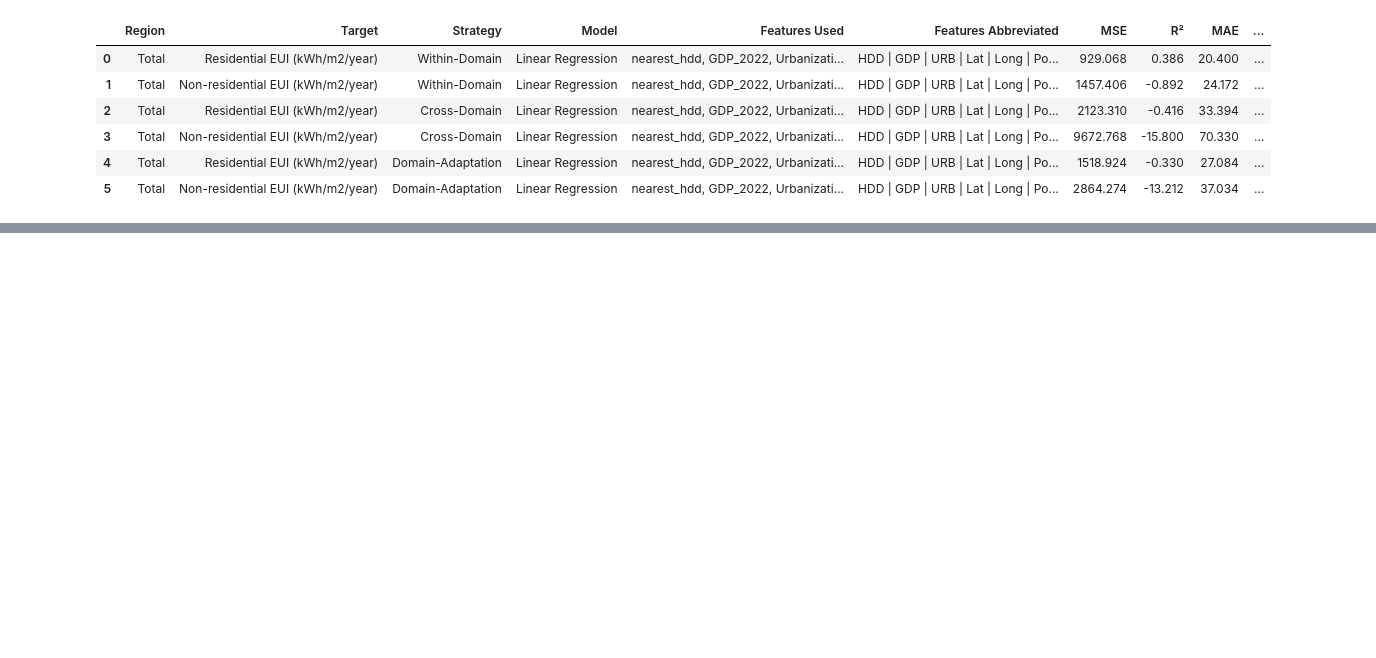
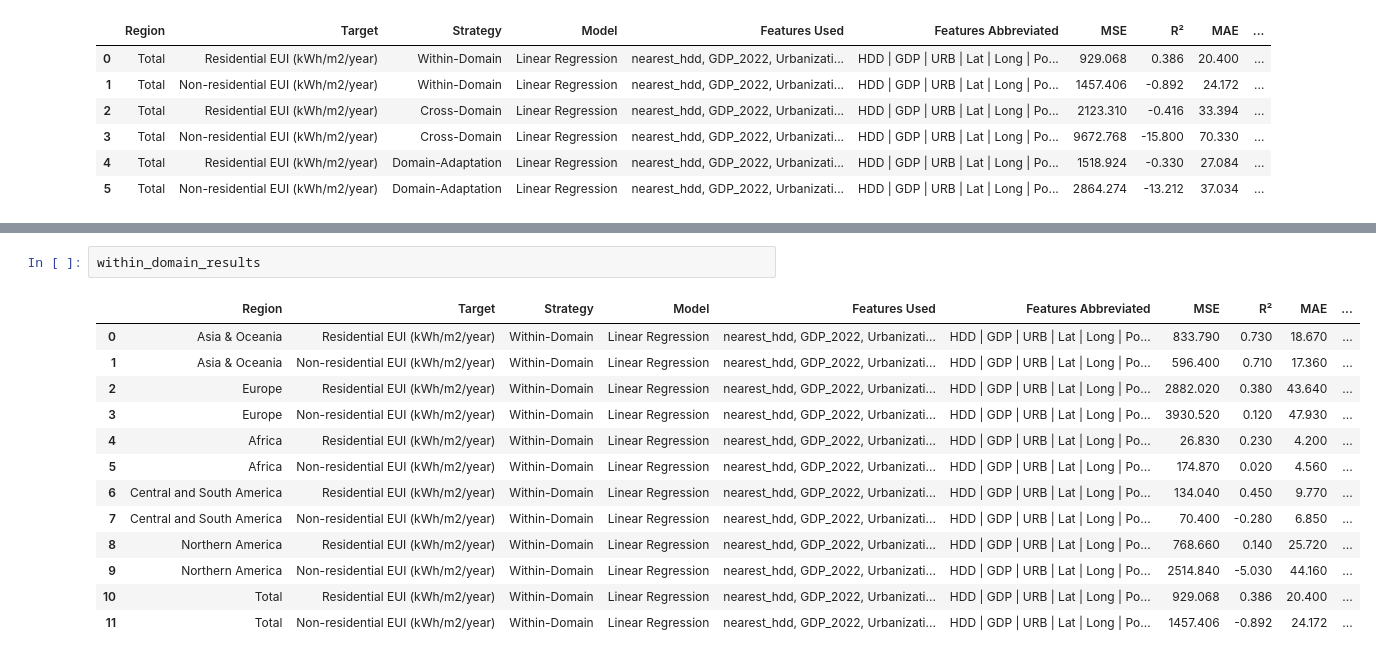
Before and after one commit to AliciaXia222/Capstone-Team-Climate-Trace, a Jupyter notebook: notebooks/Model.ipynb, the cells around one changed output, grey strips where cells are left out. Cells and saved outputs as stored; diff of their text form; blank space fills up the shorter version.

```diff
--- a/notebooks/Model.ipynb
+++ b/notebooks/Model.ipynb
@@ -325,0 +247,16 @@ domain_adaptation_results.to_csv(
+# %%
+within_domain_results
+# %% [output]
+|  | Region | Target | Strategy | Model | Features Used | Features Abbreviated | MSE | R² | MAE | ... |
+| 0 | Asia & Oceania | Residential EUI (kWh/m2/year) | Within-Domain | Linear Regression | nearest_hdd, GDP_2022, Urbanizati... | HDD | GDP | URB | Lat | Long | Po... | 833.790 | 0.730 | 18.670 | ... |
+| 1 | Asia & Oceania | Non-residential EUI (kWh/m2/year) | Within-Domain | Linear Regression | nearest_hdd, GDP_2022, Urbanizati... | HDD | GDP | URB | Lat | Long | Po... | 596.400 | 0.710 | 17.360 | ... |
+| 2 | Europe | Residential EUI (kWh/m2/year) | Within-Domain | Linear Regression | nearest_hdd, GDP_2022, Urbanizati... | HDD | GDP | URB | Lat | Long | Po... | 2882.020 | 0.380 | 43.640 | ... |
+| 3 | Europe | Non-residential EUI (kWh/m2/year) | Within-Domain | Linear Regression | nearest_hdd, GDP_2022, Urbanizati... | HDD | GDP | URB | Lat | Long | Po... | 3930.520 | 0.120 | 47.930 | ... |
+| 4 | Africa | Residential EUI (kWh/m2/year) | Within-Domain | Linear Regression | nearest_hdd, GDP_2022, Urbanizati... | HDD | GDP | URB | Lat | Long | Po... | 26.830 | 0.230 | 4.200 | ... |
+| 5 | Africa | Non-residential EUI (kWh/m2/year) | Within-Domain | Linear Regression | nearest_hdd, GDP_2022, Urbanizati... | HDD | GDP | URB | Lat | Long | Po... | 174.870 | 0.020 | 4.560 | ... |
+| 6 | Central and South America | Residential EUI (kWh/m2/year) | Within-Domain | Linear Regression | nearest_hdd, GDP_2022, Urbanizati... | HDD | GDP | URB | Lat | Long | Po... | 134.040 | 0.450 | 9.770 | ... |
+| 7 | Central and South America | Non-residential EUI (kWh/m2/year) | Within-Domain | Linear Regression | nearest_hdd, GDP_2022, Urbanizati... | HDD | GDP | URB | Lat | Long | Po... | 70.400 | -0.280 | 6.850 | ... |
+| 8 | Northern America | Residential EUI (kWh/m2/year) | Within-Domain | Linear Regression | nearest_hdd, GDP_2022, Urbanizati... | HDD | GDP | URB | Lat | Long | Po... | 768.660 | 0.140 | 25.720 | ... |
+| 9 | Northern America | Non-residential EUI (kWh/m2/year) | Within-Domain | Linear Regression | nearest_hdd, GDP_2022, Urbanizati... | HDD | GDP | URB | Lat | Long | Po... | 2514.840 | -5.030 | 44.160 | ... |
+| 10 | Total | Residential EUI (kWh/m2/year) | Within-Domain | Linear Regression | nearest_hdd, GDP_2022, Urbanizati... | HDD | GDP | URB | Lat | Long | Po... | 929.068 | 0.386 | 20.400 | ... |
+| 11 | Total | Non-residential EUI (kWh/m2/year) | Within-Domain | Linear Regression | nearest_hdd, GDP_2022, Urbanizati... | HDD | GDP | URB | Lat | Long | Po... | 1457.406 | -0.892 | 24.172 | ... |
```
Also changed, not shown: parts of 6 cells of this notebook, 14 other files.
